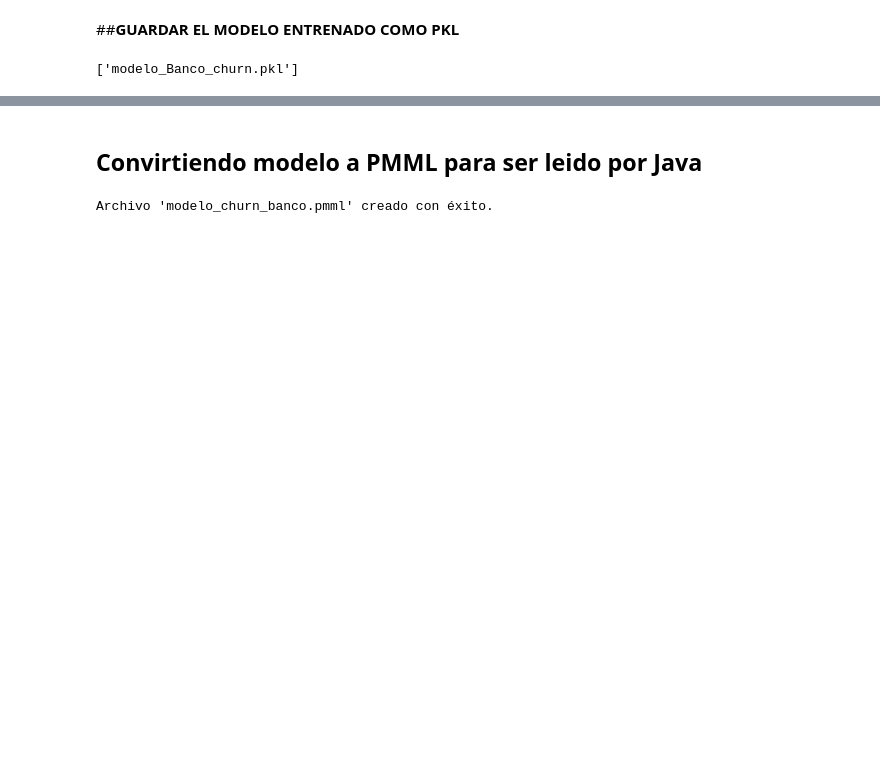
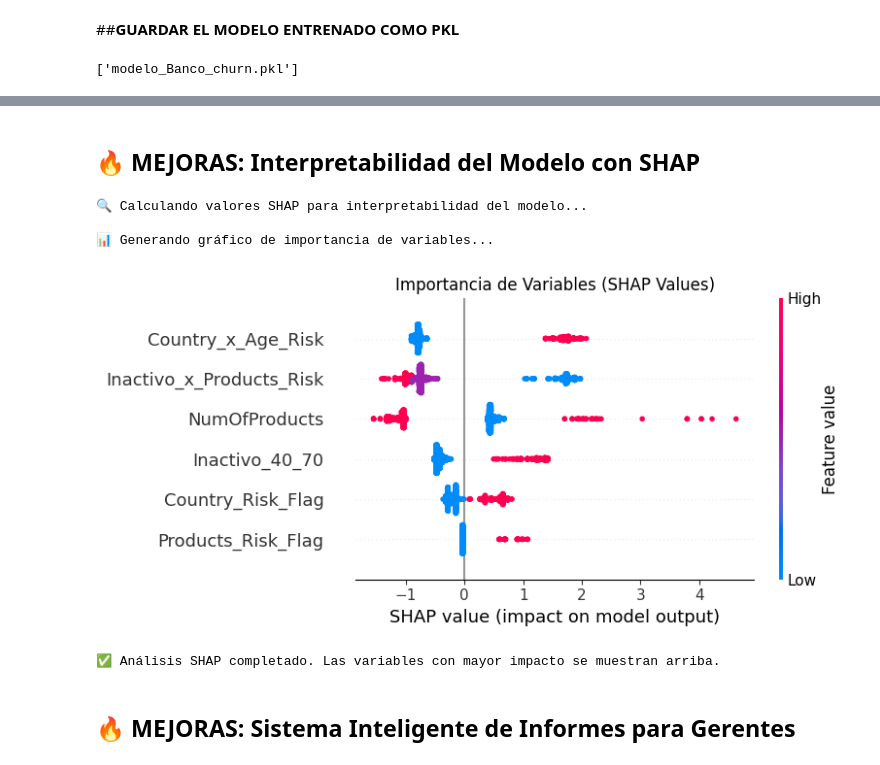
Before and after one commit to Gameto2025/churninsight-banco, a Jupyter notebook: Banco_Churn_ML.ipynb, the cells around one changed output, grey strips where cells are left out. Cells and saved outputs as stored; diff of their text form; code cells hidden in the pictures; blank space fills up the shorter version.

```diff
--- a/Banco_Churn_ML.ipynb
+++ b/Banco_Churn_ML.ipynb
@@ -604,22 +903,41 @@ Requirement already satisfied: six>=1.5 in /usr/local/lib/python3.12/dist-packag
 # Instalación: pip install sklearn2pmml
 from sklearn2pmml import sklearn2pmml, PMMLPipeline
 from xgboost import XGBClassifier
-# %% [markdown]
-## **Convirtiendo modelo a PMML para ser leido por Java**
-# %%
-from sklearn2pmml import sklearn2pmml, PMMLPipeline
-
-pmml_pipe = PMMLPipeline([
-    ("preprocesador", pipe_xgb.named_steps['preprocesador']),
-    ("clasificador", pipe_xgb.named_steps['clasificador'])
-])
-
-# 2. Exportar a archivo .pmml
-try:
-    sklearn2pmml(pmml_pipe, "modelo_churn_banco.pmml", with_repr=True)
-    print("Archivo 'modelo_churn_banco.pmml' creado con éxito.")
-except Exception as e:
-    print("Error: Asegúrate de tener instalado Java en tu entorno de Python (necesario para sklearn2pmml).")
-    print(f"Detalle: {e}")
-# %% [output]
-Archivo 'modelo_churn_banco.pmml' creado con éxito.
+# %% [markdown]
+## **🔥 MEJORAS: Interpretabilidad del Modelo con SHAP**
+# %%
+# Instalación de SHAP (si no está instalado)
+try:
+    import shap
+except ImportError:
+    !pip install shap
+    import shap
+
+print("🔍 Calculando valores SHAP para interpretabilidad del modelo...")
+
+# Obtener el modelo XGBoost del pipeline
+xgb_model = pipe_xgb.named_steps['clasificador']
+
+# Preparar datos transformados (después del preprocesamiento)
+X_train_transformed = pipe_xgb.named_steps['preprocesador'].transform(X_train)
+
+# Crear el explainer
+explainer = shap.TreeExplainer(xgb_model)
+shap_values = explainer.shap_values(X_train_transformed[:1000])  # Usamos 1000 muestras para velocidad
+
+# Summary plot - muestra las variables más importantes
+print("\n📊 Generando gráfico de importancia de variables...")
+shap.summary_plot(shap_values, X_train_transformed[:1000], feature_names=X_train.columns, show=False)
+plt.title("Importancia de Variables (SHAP Values)")
+plt.tight_layout()
+plt.show()
+
+print("✅ Análisis SHAP completado. Las variables con mayor impacto se muestran arriba.")
+# %% [output]
+🔍 Calculando valores SHAP para interpretabilidad del modelo...
+
+📊 Generando gráfico de importancia de variables...
+[figure, added]
+✅ Análisis SHAP completado. Las variables con mayor impacto se muestran arriba.
+# %% [markdown]
+## **🔥 MEJORAS: Sistema Inteligente de Informes para Gerentes**
```
Also changed, not shown: parts of 38 cells of this notebook.
